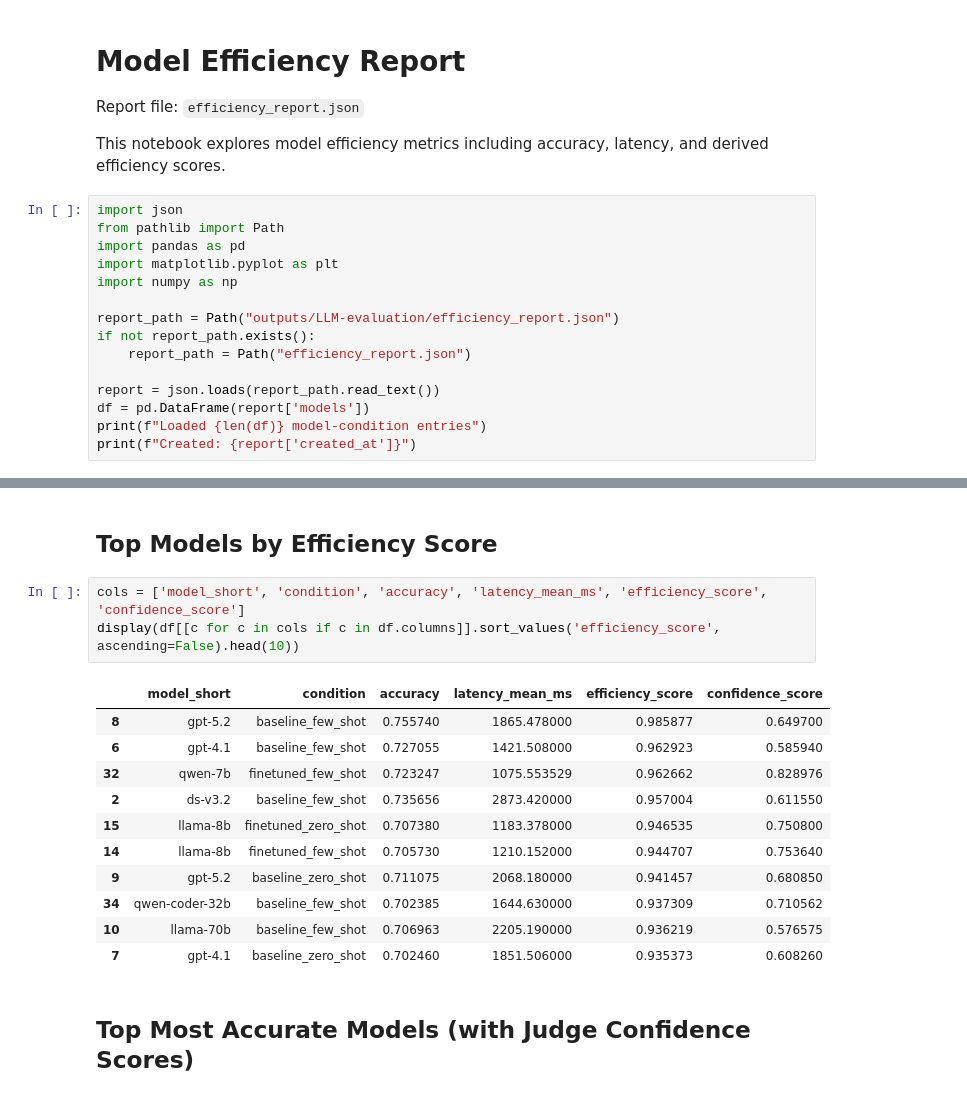
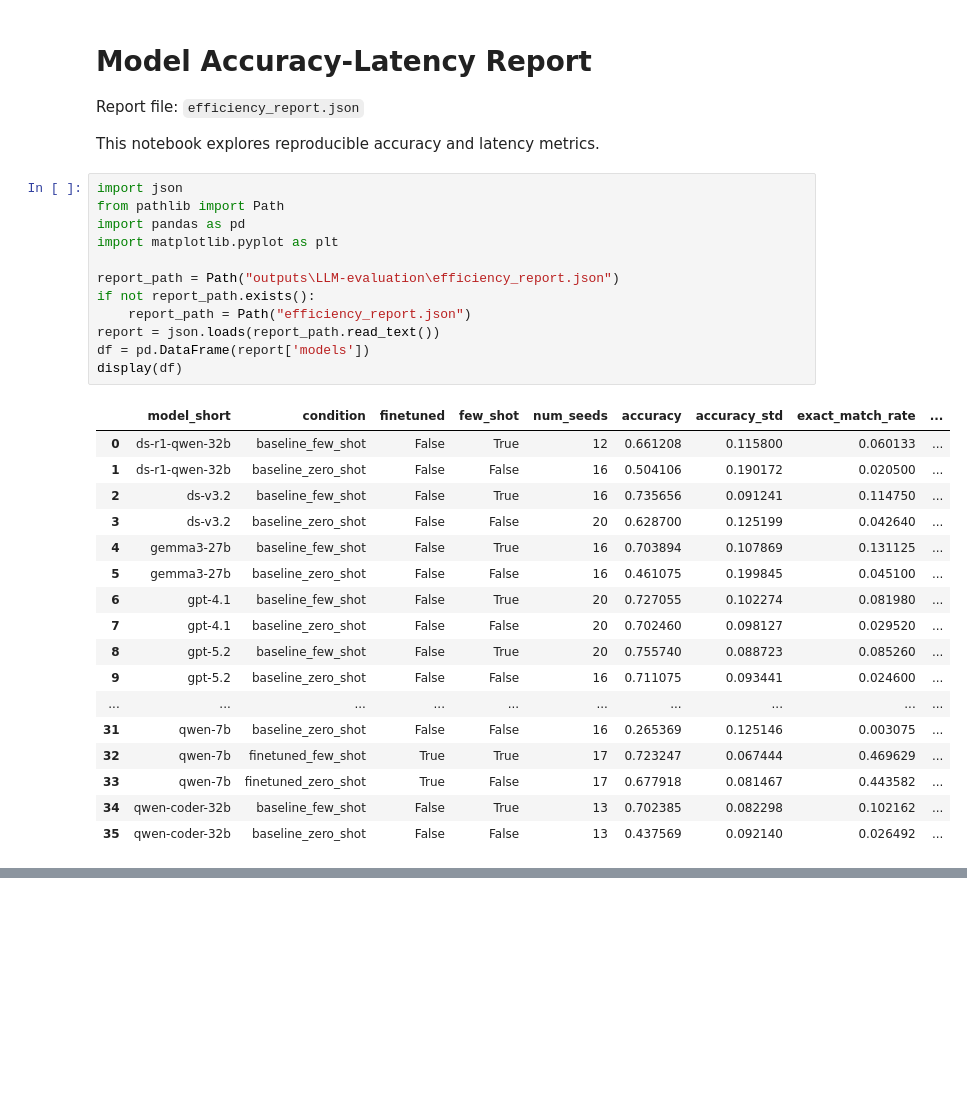
Before and after one commit to vladanaSTM/nl2atl, a Jupyter notebook: outputs/LLM-evaluation/efficiency_report.ipynb, the cells around one changed output, grey strips where cells are left out. Drawn from its saved outputs; the diff is of its cells as text; blank space fills up the shorter version.

```diff
--- a/outputs/LLM-evaluation/efficiency_report.ipynb
+++ b/outputs/LLM-evaluation/efficiency_report.ipynb
@@ -1,21 +1,35 @@
 # %% [markdown]
-# Model Efficiency Report
+# Model Accuracy-Latency Report
 Report file: `efficiency_report.json`
 
-This notebook explores model efficiency metrics including accuracy, latency, and derived efficiency scores.
+This notebook explores reproducible accuracy and latency metrics.
 # %%
 import json
 from pathlib import Path
 import pandas as pd
 import matplotlib.pyplot as plt
-import numpy as np
 
-report_path = Path("outputs/LLM-evaluation/efficiency_report.json")
+report_path = Path("outputs\LLM-evaluation\efficiency_report.json")
 if not report_path.exists():
     report_path = Path("efficiency_report.json")
-
 report = json.loads(report_path.read_text())
 df = pd.DataFrame(report['models'])
-print(f"Loaded {len(df)} model-condition entries")
-print(f"Created: {report['created_at']}")
+display(df)
 # %% [output]
+|  | model_short | condition | finetuned | few_shot | num_seeds | accuracy | accuracy_std | exact_match_rate | ... |
+| 0 | ds-r1-qwen-32b | baseline_few_shot | False | True | 12 | 0.661208 | 0.115800 | 0.060133 | ... |
+| 1 | ds-r1-qwen-32b | baseline_zero_shot | False | False | 16 | 0.504106 | 0.190172 | 0.020500 | ... |
+| 2 | ds-v3.2 | baseline_few_shot | False | True | 16 | 0.735656 | 0.091241 | 0.114750 | ... |
+| 3 | ds-v3.2 | baseline_zero_shot | False | False | 20 | 0.628700 | 0.125199 | 0.042640 | ... |
+| 4 | gemma3-27b | baseline_few_shot | False | True | 16 | 0.703894 | 0.107869 | 0.131125 | ... |
+| 5 | gemma3-27b | baseline_zero_shot | False | False | 16 | 0.461075 | 0.199845 | 0.045100 | ... |
+| 6 | gpt-4.1 | baseline_few_shot | False | True | 20 | 0.727055 | 0.102274 | 0.081980 | ... |
+| 7 | gpt-4.1 | baseline_zero_shot | False | False | 20 | 0.702460 | 0.098127 | 0.029520 | ... |
+| 8 | gpt-5.2 | baseline_few_shot | False | True | 20 | 0.755740 | 0.088723 | 0.085260 | ... |
+| 9 | gpt-5.2 | baseline_zero_shot | False | False | 16 | 0.711075 | 0.093441 | 0.024600 | ... |
+| ... | ... | ... | ... | ... | ... | ... | ... | ... | ... |
+| 31 | qwen-7b | baseline_zero_shot | False | False | 16 | 0.265369 | 0.125146 | 0.003075 | ... |
+| 32 | qwen-7b | finetuned_few_shot | True | True | 17 | 0.723247 | 0.067444 | 0.469629 | ... |
+| 33 | qwen-7b | finetuned_zero_shot | True | False | 17 | 0.677918 | 0.081467 | 0.443582 | ... |
+| 34 | qwen-coder-32b | baseline_few_shot | False | True | 13 | 0.702385 | 0.082298 | 0.102162 | ... |
+| 35 | qwen-coder-32b | baseline_zero_shot | False | False | 13 | 0.437569 | 0.092140 | 0.026492 | ... |
@@ -24,19 +36,0 @@ Created: 2026-01-28T22:20:02Z
-# %% [markdown]
-## Top Models by Efficiency Score
-# %%
-cols = ['model_short', 'condition', 'accuracy', 'latency_mean_ms', 'efficiency_score', 'confidence_score']
-display(df[[c for c in cols if c in df.columns]].sort_values('efficiency_score', ascending=False).head(10))
-# %% [output]
-|  | model_short | condition | accuracy | latency_mean_ms | efficiency_score | confidence_score |
-| 8 | gpt-5.2 | baseline_few_shot | 0.755740 | 1865.478000 | 0.985877 | 0.649700 |
-| 6 | gpt-4.1 | baseline_few_shot | 0.727055 | 1421.508000 | 0.962923 | 0.585940 |
-| 32 | qwen-7b | finetuned_few_shot | 0.723247 | 1075.553529 | 0.962662 | 0.828976 |
-| 2 | ds-v3.2 | baseline_few_shot | 0.735656 | 2873.420000 | 0.957004 | 0.611550 |
-| 15 | llama-8b | finetuned_zero_shot | 0.707380 | 1183.378000 | 0.946535 | 0.750800 |
-| 14 | llama-8b | finetuned_few_shot | 0.705730 | 1210.152000 | 0.944707 | 0.753640 |
-| 9 | gpt-5.2 | baseline_zero_shot | 0.711075 | 2068.180000 | 0.941457 | 0.680850 |
-| 34 | qwen-coder-32b | baseline_few_shot | 0.702385 | 1644.630000 | 0.937309 | 0.710562 |
-| 10 | llama-70b | baseline_few_shot | 0.706963 | 2205.190000 | 0.936219 | 0.576575 |
-| 7 | gpt-4.1 | baseline_zero_shot | 0.702460 | 1851.506000 | 0.935373 | 0.608260 |
-# %% [markdown]
-## Top Most Accurate Models (with Judge Confidence Scores)
```
Also changed, not shown: parts of 19 cells of this notebook, 26 other files.
